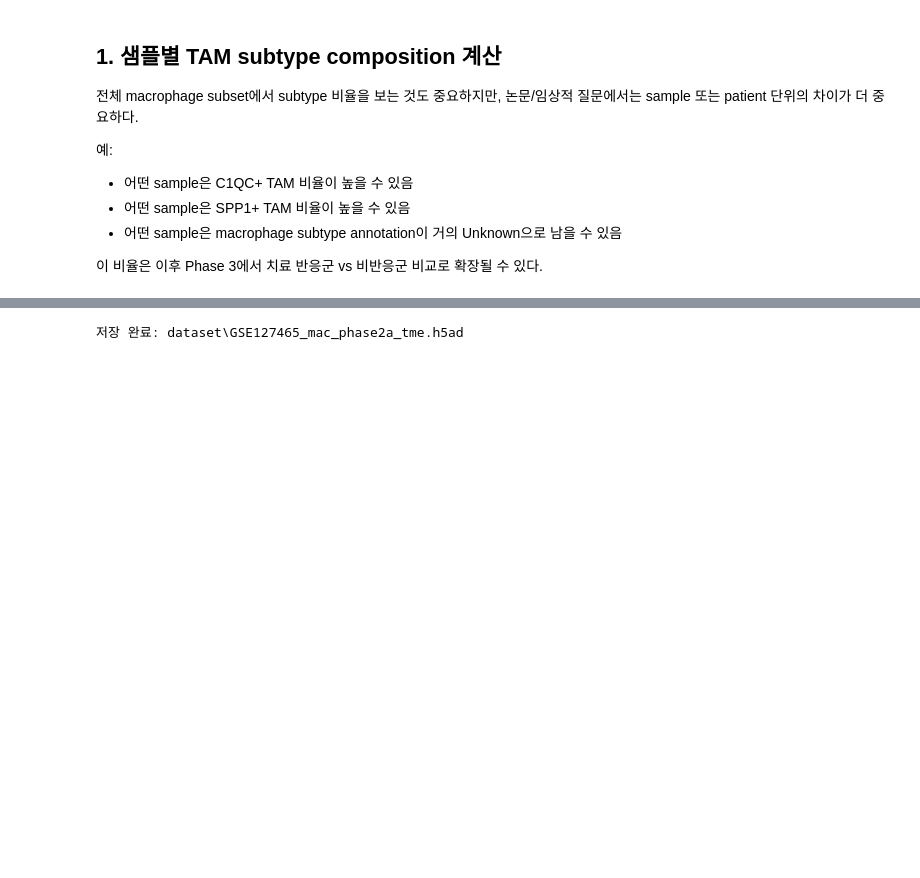
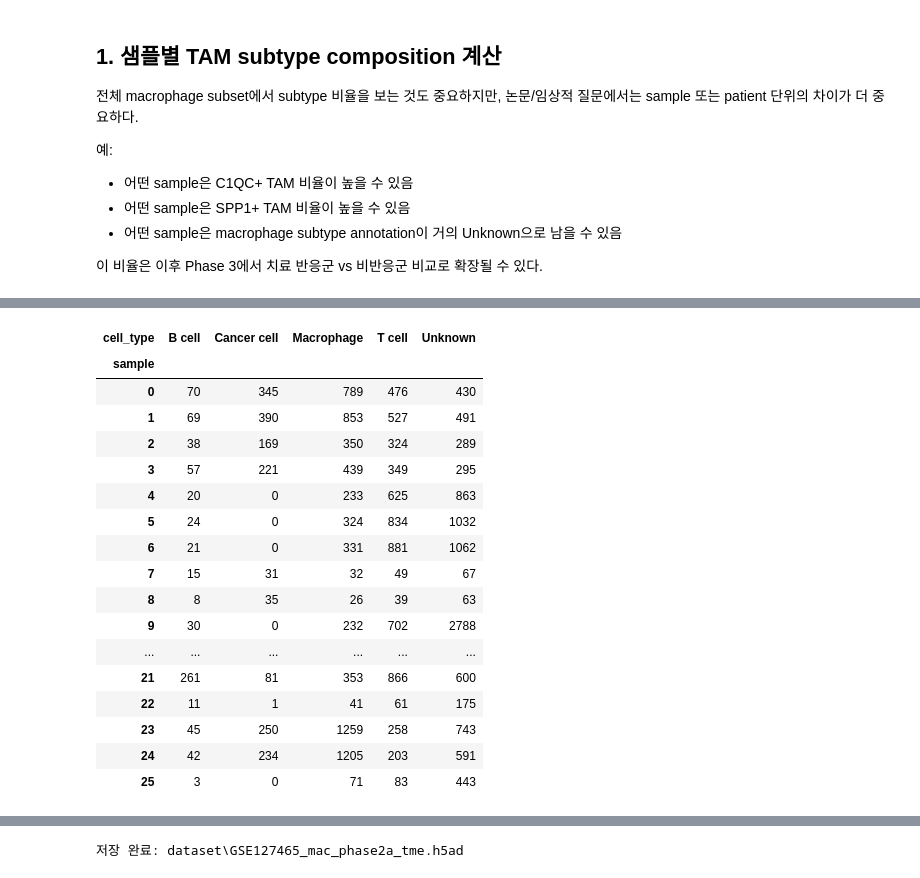
Before and after one commit to boeun02/scRNA-seq-Cancer-Immunology-Analysis, a Jupyter notebook: phase2_analysis/03_TME_composition.ipynb, the cells around one changed output, grey strips where cells are left out. Saved outputs shown, nothing was run; the diff lists cells and outputs as text; code cells hidden in the pictures; blank space fills up the shorter version.

```diff
--- a/phase2_analysis/03_TME_composition.ipynb
+++ b/phase2_analysis/03_TME_composition.ipynb
@@ -112,0 +251,25 @@ TAM Subtype Composition by Cancer Type
+# %%
+adata = sc.read_h5ad(HUMAN_H5AD)
+pd.crosstab(
+    adata.obs["sample"],
+    adata.obs["cell_type"]
+)
+# %% [output]
+| cell_type | B cell | Cancer cell | Macrophage | T cell | Unknown |
+| sample |  |  |  |  |  |
+| 0 | 70 | 345 | 789 | 476 | 430 |
+| 1 | 69 | 390 | 853 | 527 | 491 |
+| 2 | 38 | 169 | 350 | 324 | 289 |
+| 3 | 57 | 221 | 439 | 349 | 295 |
+| 4 | 20 | 0 | 233 | 625 | 863 |
+| 5 | 24 | 0 | 324 | 834 | 1032 |
+| 6 | 21 | 0 | 331 | 881 | 1062 |
+| 7 | 15 | 31 | 32 | 49 | 67 |
+| 8 | 8 | 35 | 26 | 39 | 63 |
+| 9 | 30 | 0 | 232 | 702 | 2788 |
+| ... | ... | ... | ... | ... | ... |
+| 21 | 261 | 81 | 353 | 866 | 600 |
+| 22 | 11 | 1 | 41 | 61 | 175 |
+| 23 | 45 | 250 | 1259 | 258 | 743 |
+| 24 | 42 | 234 | 1205 | 203 | 591 |
+| 25 | 3 | 0 | 71 | 83 | 443 |
```
Also changed, not shown: parts of 19 cells of this notebook, 1 other file.
